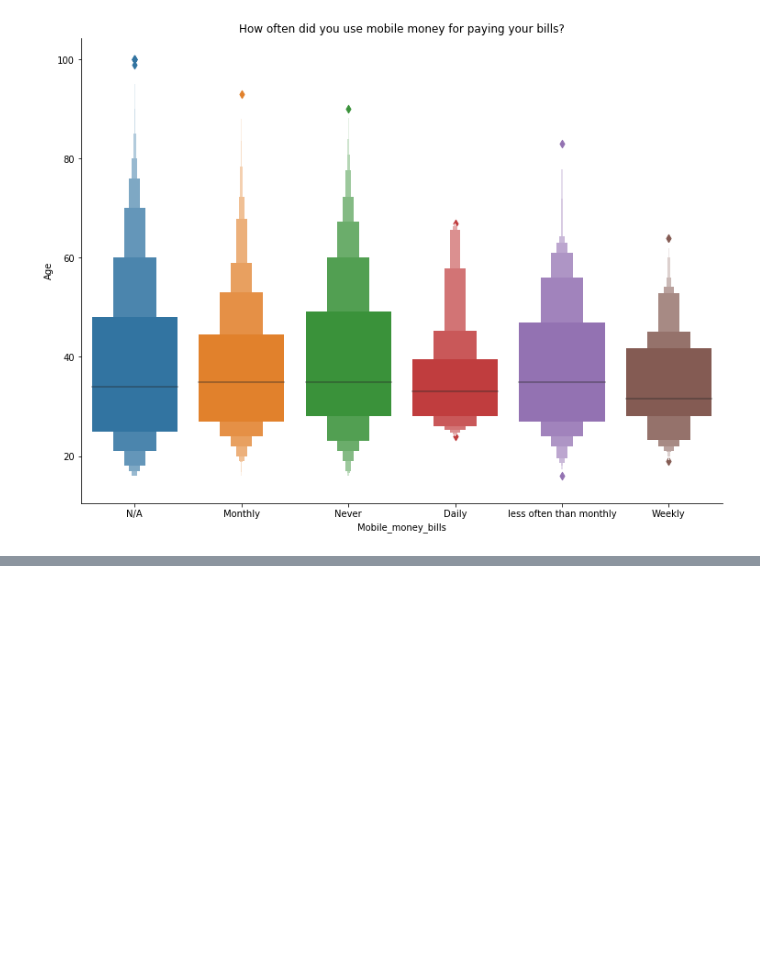
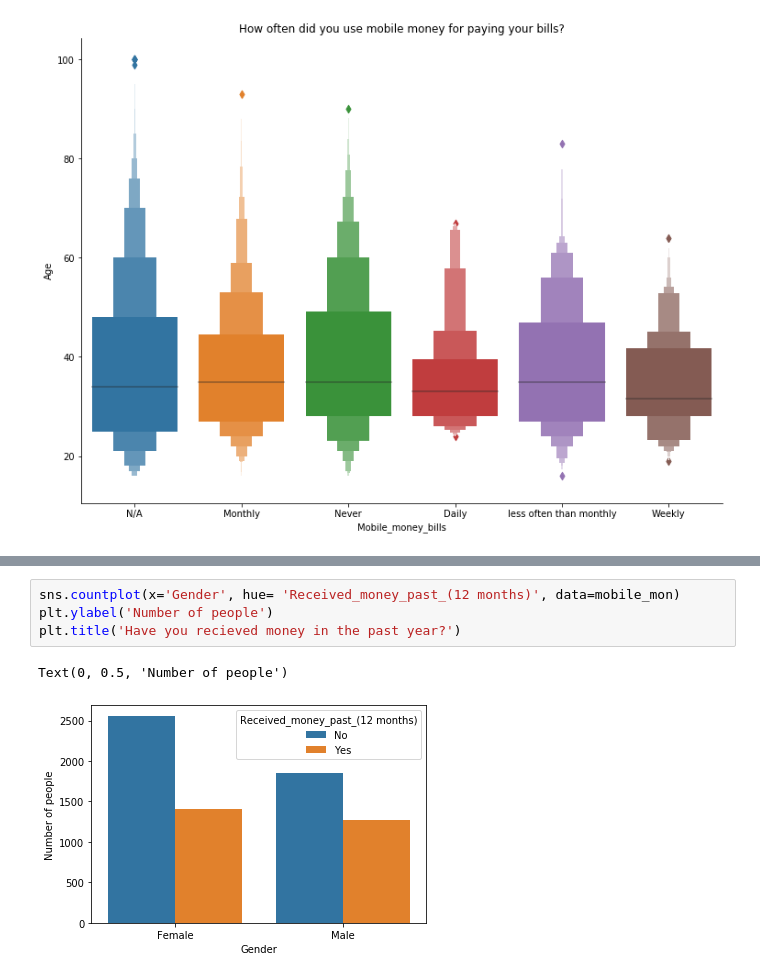
Before and after one commit to Sibusiso1995/tanzania_mobile_money, a Jupyter notebook: Untitled.ipynb, the cells around one changed output, grey strips where cells are left out. Saved outputs shown, nothing was run; the diff lists cells and outputs as text; blank space fills up the shorter version.

```diff
--- a/Untitled.ipynb
+++ b/Untitled.ipynb
@@ -312,0 +330,7 @@ Text(0.5, 1, 'How often did you use mobile money for paying your bills?')
+# %%
+sns.countplot(x='Gender', hue= 'Received_money_past_(12 months)', data=mobile_mon)
+plt.ylabel('Number of people')
+plt.title('Have you recieved money in the past year?')
+# %% [output]
+Text(0, 0.5, 'Number of people')
+[figure, added]
```
Also changed, not shown: parts of 8 cells of this notebook.
